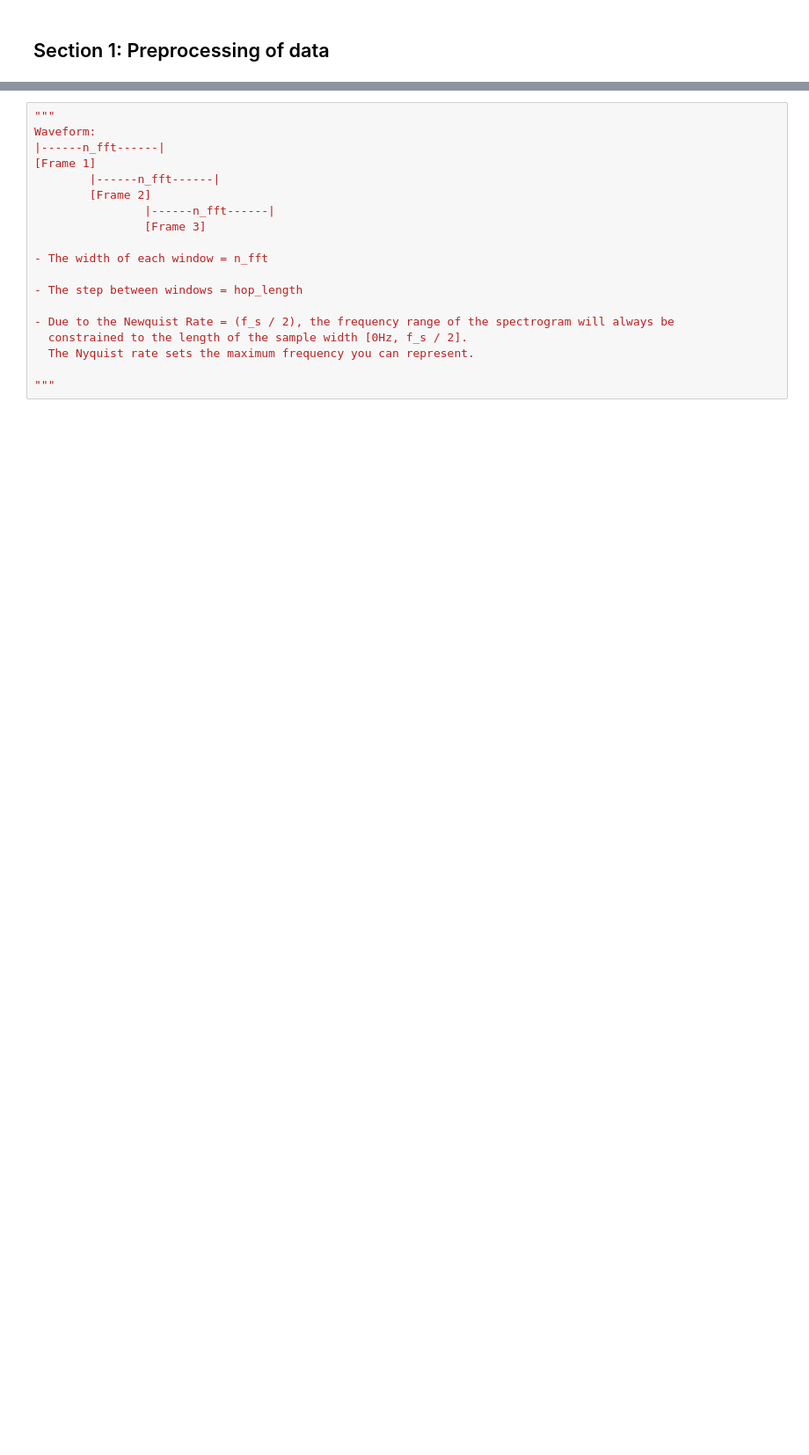
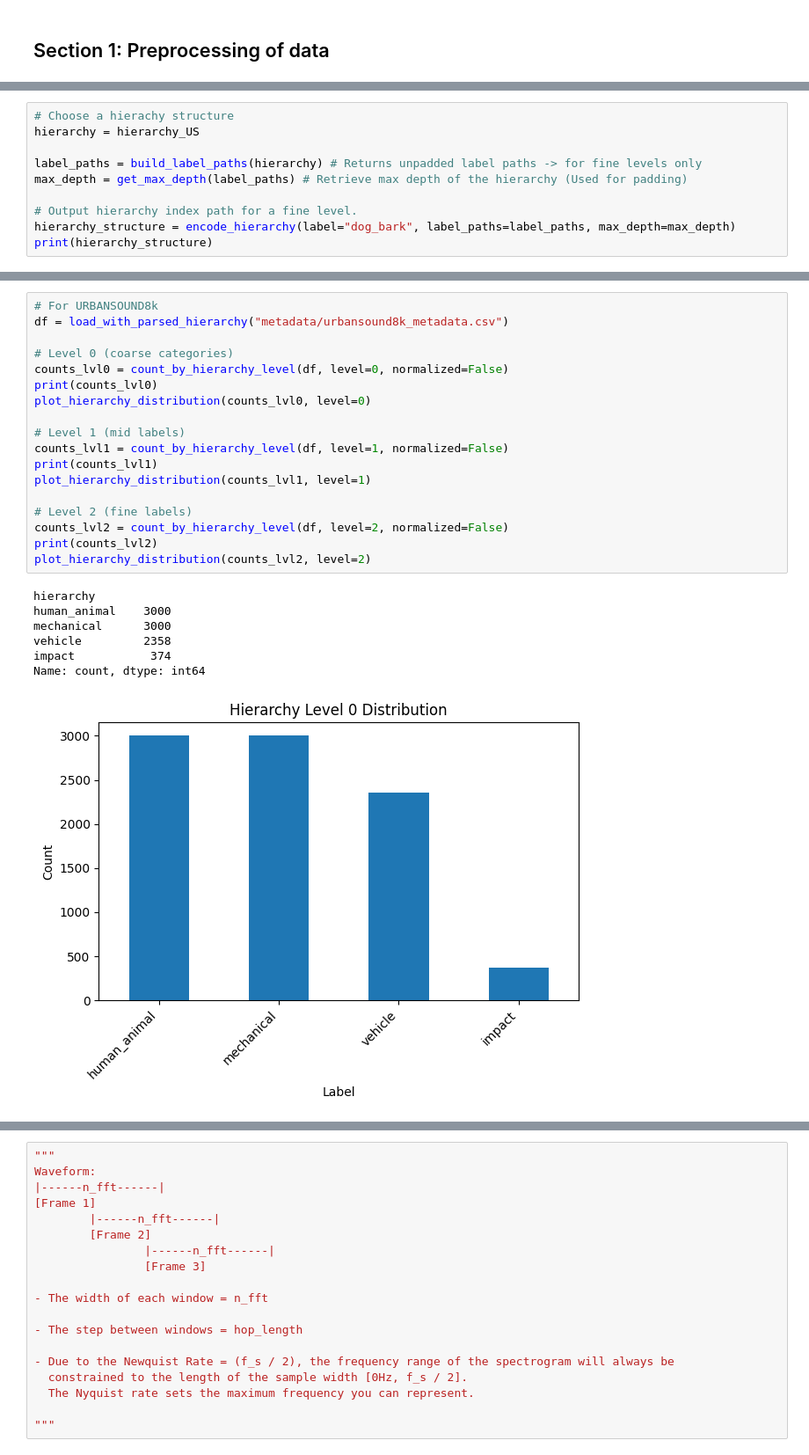
Before and after one commit to DasThug/Hierarchical-Audio-Classification-using-Deep-Learning, a Jupyter notebook: PipelineNotebook.ipynb, the cells around one changed output, grey strips where cells are left out. Shown at 88% size. Drawn from its saved outputs; the diff is of its cells as text; blank space fills up the shorter version.

Commit message:
hierarchical processing and viz, urbansound82 labelling

```diff
--- a/PipelineNotebook.ipynb
+++ b/PipelineNotebook.ipynb
@@ -38,0 +104,10 @@ dataset.validate()  # validate that all the expected files are there
+# %%
+# Choose a hierachy structure
+hierarchy = hierarchy_US
+
+label_paths = build_label_paths(hierarchy) # Returns unpadded label paths -> for fine levels only
+max_depth = get_max_depth(label_paths) # Retrieve max depth of the hierarchy (Used for padding)
+
+# Output hierarchy index path for a fine level.
+hierarchy_structure = encode_hierarchy(label="dog_bark", label_paths=label_paths, max_depth=max_depth)
+print(hierarchy_structure)
@@ -38,0 +275,26 @@ dataset.validate()  # validate that all the expected files are there
+# %%
+# For URBANSOUND8k
+df = load_with_parsed_hierarchy("metadata/urbansound8k_metadata.csv")
+
+# Level 0 (coarse categories)
+counts_lvl0 = count_by_hierarchy_level(df, level=0, normalized=False)
+print(counts_lvl0)
+plot_hierarchy_distribution(counts_lvl0, level=0)
+
+# Level 1 (mid labels)
+counts_lvl1 = count_by_hierarchy_level(df, level=1, normalized=False)
+print(counts_lvl1)
+plot_hierarchy_distribution(counts_lvl1, level=1)
+
+# Level 2 (fine labels)
+counts_lvl2 = count_by_hierarchy_level(df, level=2, normalized=False)
+print(counts_lvl2)
+plot_hierarchy_distribution(counts_lvl2, level=2)
+# %% [output]
+hierarchy
+human_animal    3000
+mechanical      3000
+vehicle         2358
+impact           374
+Name: count, dtype: int64
+[figure, added]
```
Also changed, not shown: parts of 24 cells of this notebook, 2 other files.
